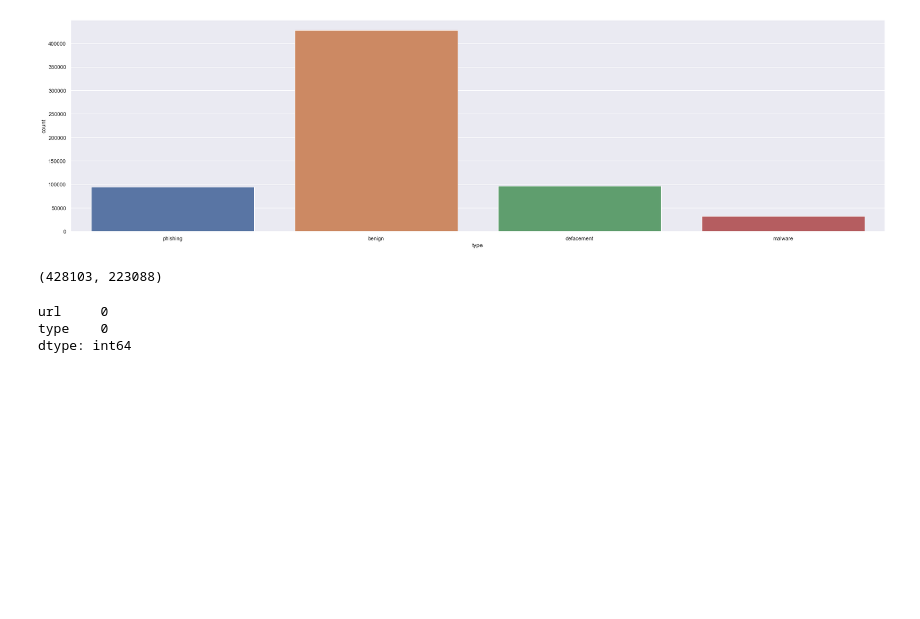
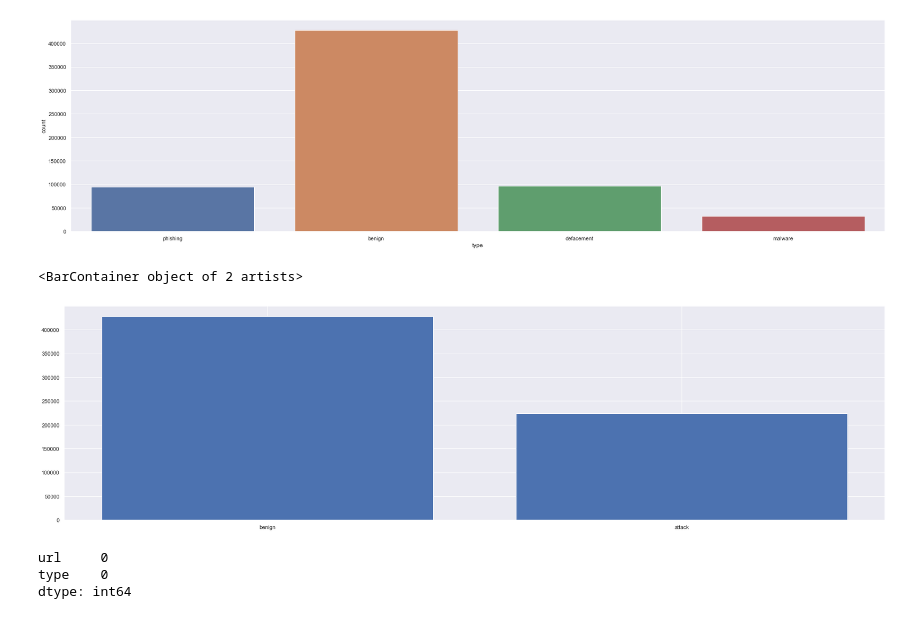
Before and after one commit to alonfirestein/Malicious-URL-Detection, a Jupyter notebook: main.ipynb, the cells around one changed output. Cells and saved outputs as stored; diff of their text form; code cells hidden in the pictures; blank space fills up the shorter version.

```diff
--- a/main.ipynb
+++ b/main.ipynb
@@ -55,9 +55,10 @@ sns.countplot(data=df, x='type')
 <AxesSubplot:xlabel='type', ylabel='count'>
 [figure]
 # %%
-(df['type']=='benign').sum(),(df['type']!='benign').sum()
+plt.bar(["benign","attack"],[(df['type']=='benign').sum(),(df['type']!='benign').sum()])
 # %% [output]
-(428103, 223088)
+<BarContainer object of 2 artists>
+[figure, added]
 # %%
 df.isna().sum()
 # %% [output]
```
Also changed, not shown: parts of 42 cells of this notebook.
